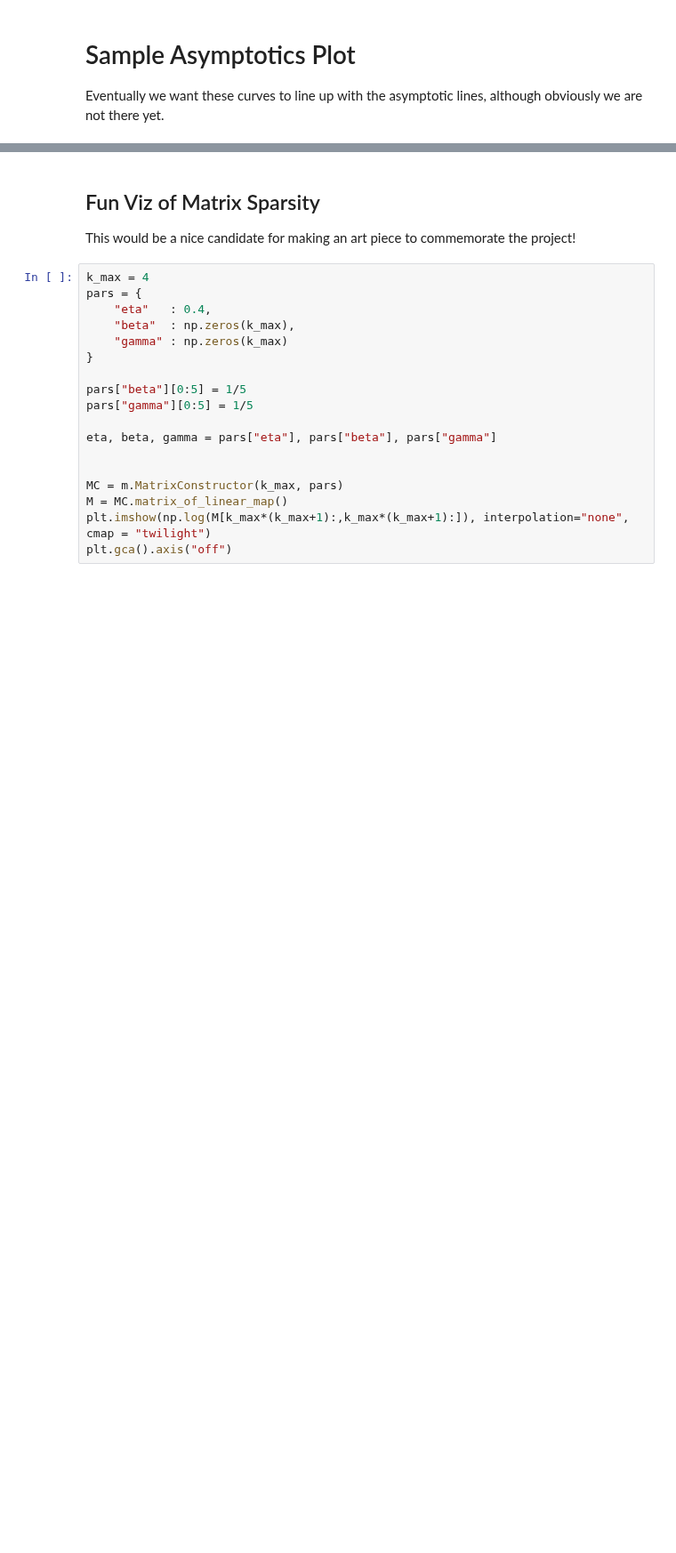
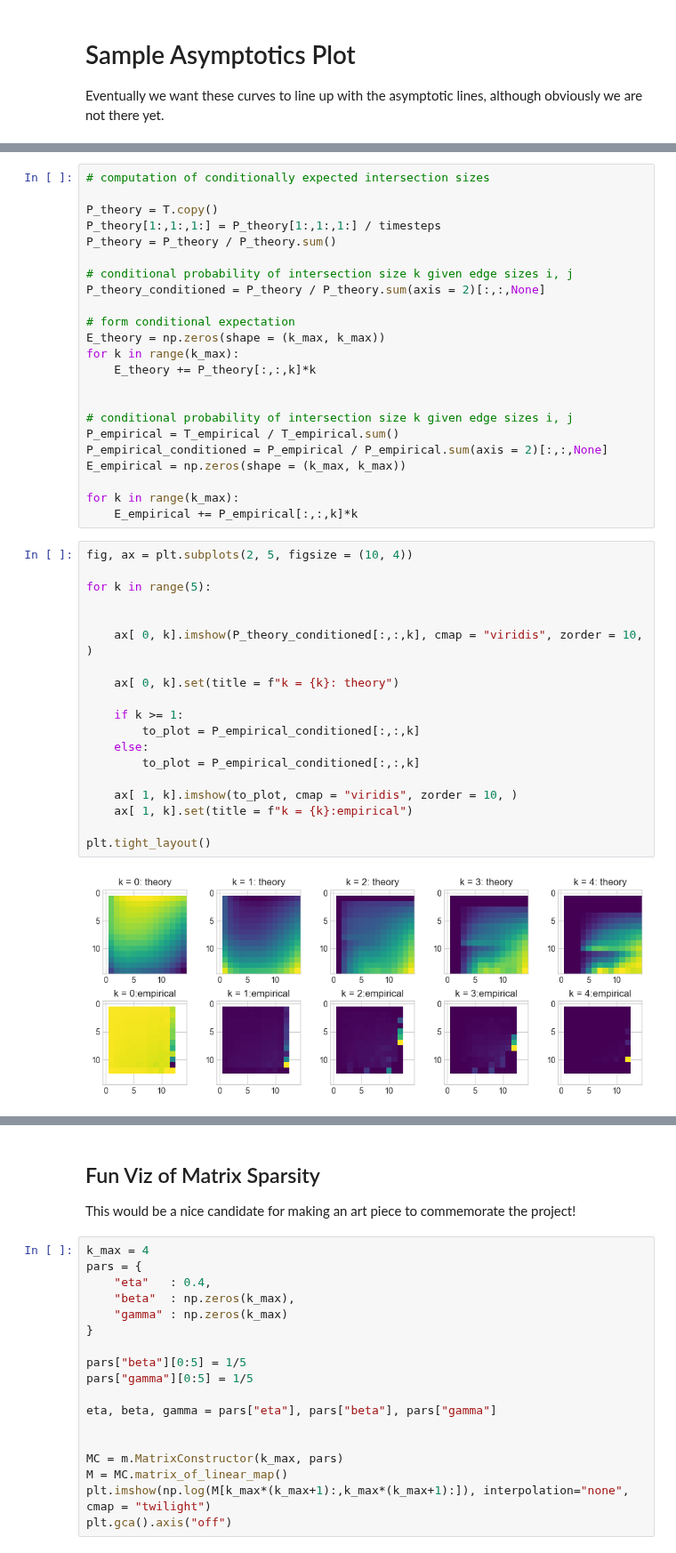
Before and after one commit to hexie1995/HyperGraph, a Jupyter notebook: code/analytic-intersections.ipynb, the cells around one changed output, grey strips where cells are left out. Shown at 89% size. Drawn from its saved outputs; the diff is of its cells as text; blank space fills up the shorter version.

```diff
--- a/code/analytic-intersections.ipynb
+++ b/code/analytic-intersections.ipynb
@@ -166,0 +218,44 @@ ax.set(xlim = (100, timesteps), ylim = (None, 5), xlabel = r"Timestep $t$", ylab
+# %%
+# computation of conditionally expected intersection sizes
+
+P_theory = T.copy()
+P_theory[1:,1:,1:] = P_theory[1:,1:,1:] / timesteps
+P_theory = P_theory / P_theory.sum()
+
+# conditional probability of intersection size k given edge sizes i, j
+P_theory_conditioned = P_theory / P_theory.sum(axis = 2)[:,:,None]
+
+# form conditional expectation
+E_theory = np.zeros(shape = (k_max, k_max))
+for k in range(k_max):
+    E_theory += P_theory[:,:,k]*k
+
+
+# conditional probability of intersection size k given edge sizes i, j
+P_empirical = T_empirical / T_empirical.sum()
+P_empirical_conditioned = P_empirical / P_empirical.sum(axis = 2)[:,:,None]
+E_empirical = np.zeros(shape = (k_max, k_max))
+
+for k in range(k_max):
+    E_empirical += P_empirical[:,:,k]*k
+# %%
+fig, ax = plt.subplots(2, 5, figsize = (10, 4))
+
+for k in range(5):
+
+
+    ax[ 0, k].imshow(P_theory_conditioned[:,:,k], cmap = "viridis", zorder = 10, )
+
+    ax[ 0, k].set(title = f"k = {k}: theory")
+
+    if k >= 1:
+        to_plot = P_empirical_conditioned[:,:,k]
+    else:
+        to_plot = P_empirical_conditioned[:,:,k]
+
+    ax[ 1, k].imshow(to_plot, cmap = "viridis", zorder = 10, )
+    ax[ 1, k].set(title = f"k = {k}:empirical")
+
+plt.tight_layout()
+# %% [output]
+[figure, added]
```
Also changed, not shown: parts of 20 cells of this notebook, 1 other file.
